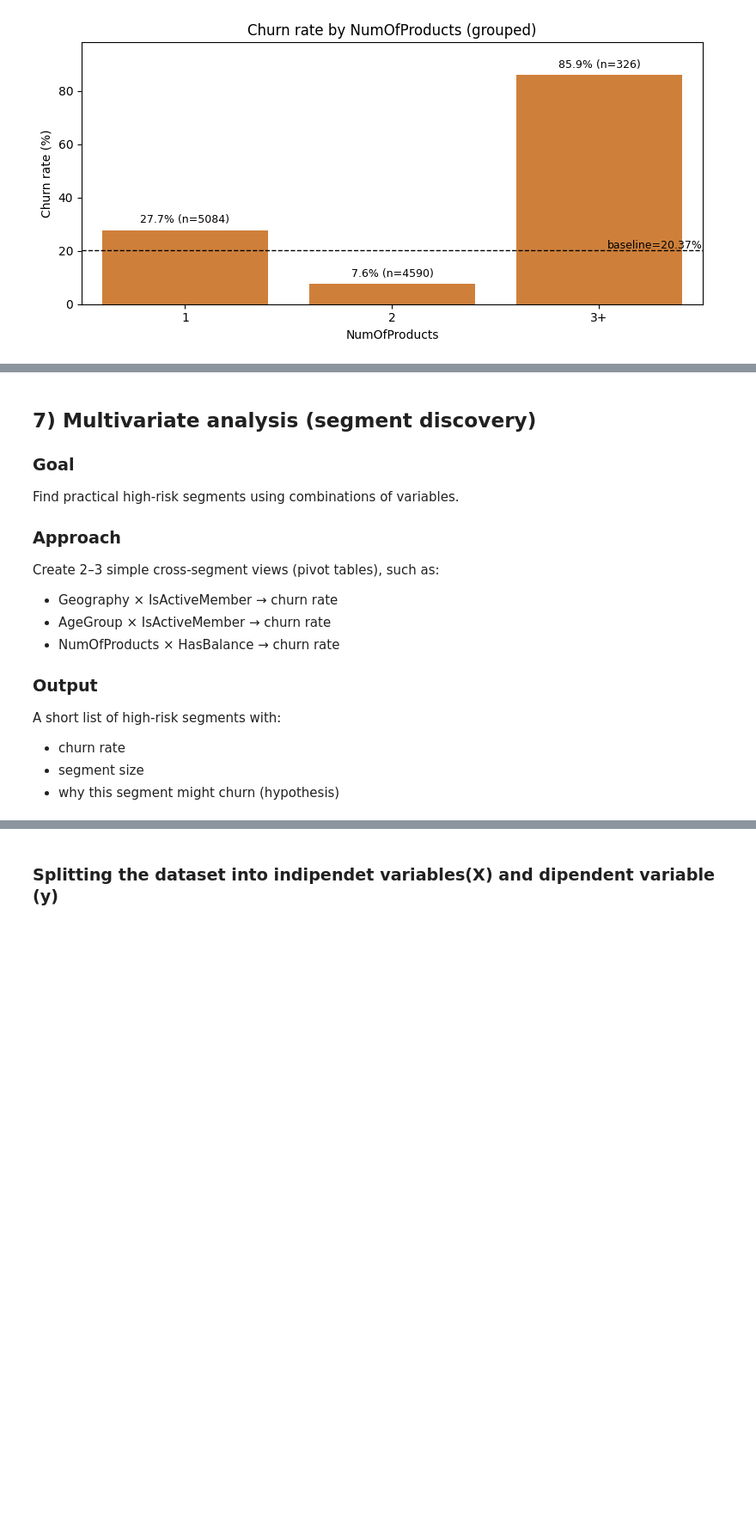
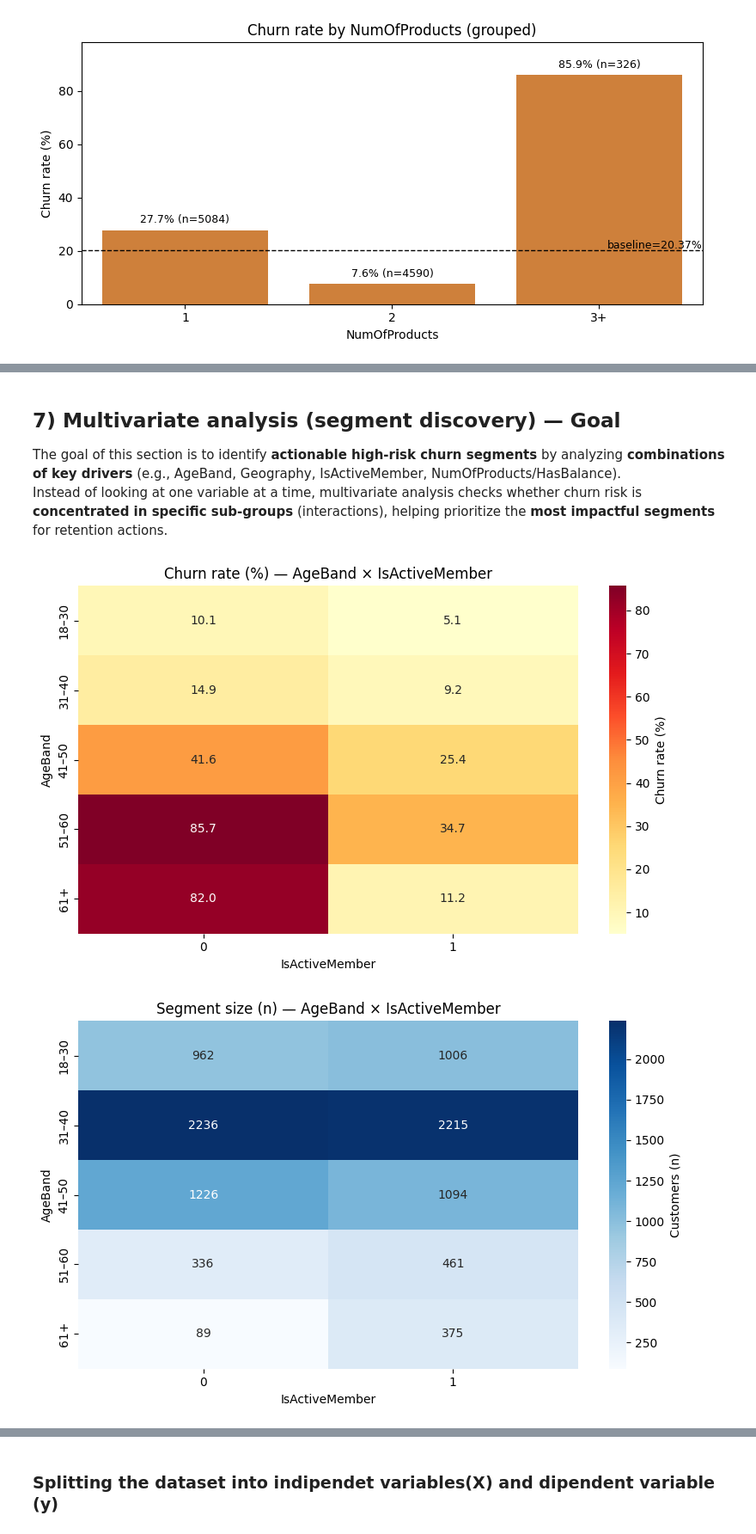
Before and after one commit to lost-95/customer-churn-banking, a Jupyter notebook: notebooks/customerChurnPredictionEda.ipynb, the cells around one changed output, grey strips where cells are left out. Shown at 86% size. Cells and saved outputs as stored; diff of their text form; code cells hidden in the pictures; blank space fills up the shorter version.

```diff
--- a/notebooks/customerChurnPredictionEda.ipynb
+++ b/notebooks/customerChurnPredictionEda.ipynb
@@ -808,17 +834,5 @@ The plots below compare **segment-level churn rates** against the overall baseli
 # %% [markdown]
-## 7) Multivariate analysis (segment discovery)
+## 7) Multivariate analysis (segment discovery) — Goal
 
-### Goal
-Find practical high-risk segments using combinations of variables.
-
-### Approach
-Create 2–3 simple cross-segment views (pivot tables), such as:
-- Geography × IsActiveMember → churn rate
-- AgeGroup × IsActiveMember → churn rate
-- NumOfProducts × HasBalance → churn rate
-
-### Output
-A short list of high-risk segments with:
-- churn rate
-- segment size
-- why this segment might churn (hypothesis)
+The goal of this section is to identify **actionable high-risk churn segments** by analyzing **combinations of key drivers** (e.g., AgeBand, Geography, IsActiveMember, NumOfProducts/HasBalance).
+Instead of looking at one variable at a time, multivariate analysis checks whether churn risk is **concentrated in specific sub-groups** (interactions), helping prioritize the **most impactful segments** for retention actions.
@@ -824,0 +849,44 @@ A short list of high-risk segments with:
+# %%
+def churn_heatmap(df, row_var, col_var, title=None, show_counts=True):
+    """
+    Heatmap of churn rate (%) by two categorical variables.
+    Optionally also shows a second heatmap with counts (n).
+    """
+    # churn rate (mean of 0/1) -> %
+    rate = df.pivot_table(values="Exited", index=row_var, columns=col_var, aggfunc="mean") * 100
+
+    # counts per cell
+    counts = df.pivot_table(values="Exited", index=row_var, columns=col_var, aggfunc="size")
+
+    # Plot churn rate heatmap
+    plt.figure(figsize=(8, 5))
+    ax = sns.heatmap(rate.round(1), annot=True, fmt=".1f", cmap="YlOrRd", cbar_kws={"label": "Churn rate (%)"})
+    ax.set_title(title or f"Churn rate (%) — {row_var} × {col_var}\nBaseline = {baseline:.2f}%")
+    ax.set_xlabel(col_var)
+    ax.set_ylabel(row_var)
+    plt.tight_layout()
+    plt.show()
+
+    # Optional: Plot counts heatmap (n)
+    if show_counts:
+        plt.figure(figsize=(8, 5))
+        ax2 = sns.heatmap(counts.fillna(0).astype(int), annot=True, fmt="d", cmap="Blues", cbar_kws={"label": "Customers (n)"})
+        ax2.set_title(f"Segment size (n) — {row_var} × {col_var}")
+        ax2.set_xlabel(col_var)
+        ax2.set_ylabel(row_var)
+        plt.tight_layout()
+        plt.show()
+
+    return rate, counts
+# %%
+# 1) AgeBand × IsActiveMember
+rate1, n1 = churn_heatmap(
+    df,
+    row_var="AgeBand",
+    col_var="IsActiveMember",
+    title="Churn rate (%) — AgeBand × IsActiveMember",
+    show_counts=True
+)
+# %% [output]
+[figure, added]
+[figure, added]
```
Also changed, not shown: parts of 6 cells of this notebook.
